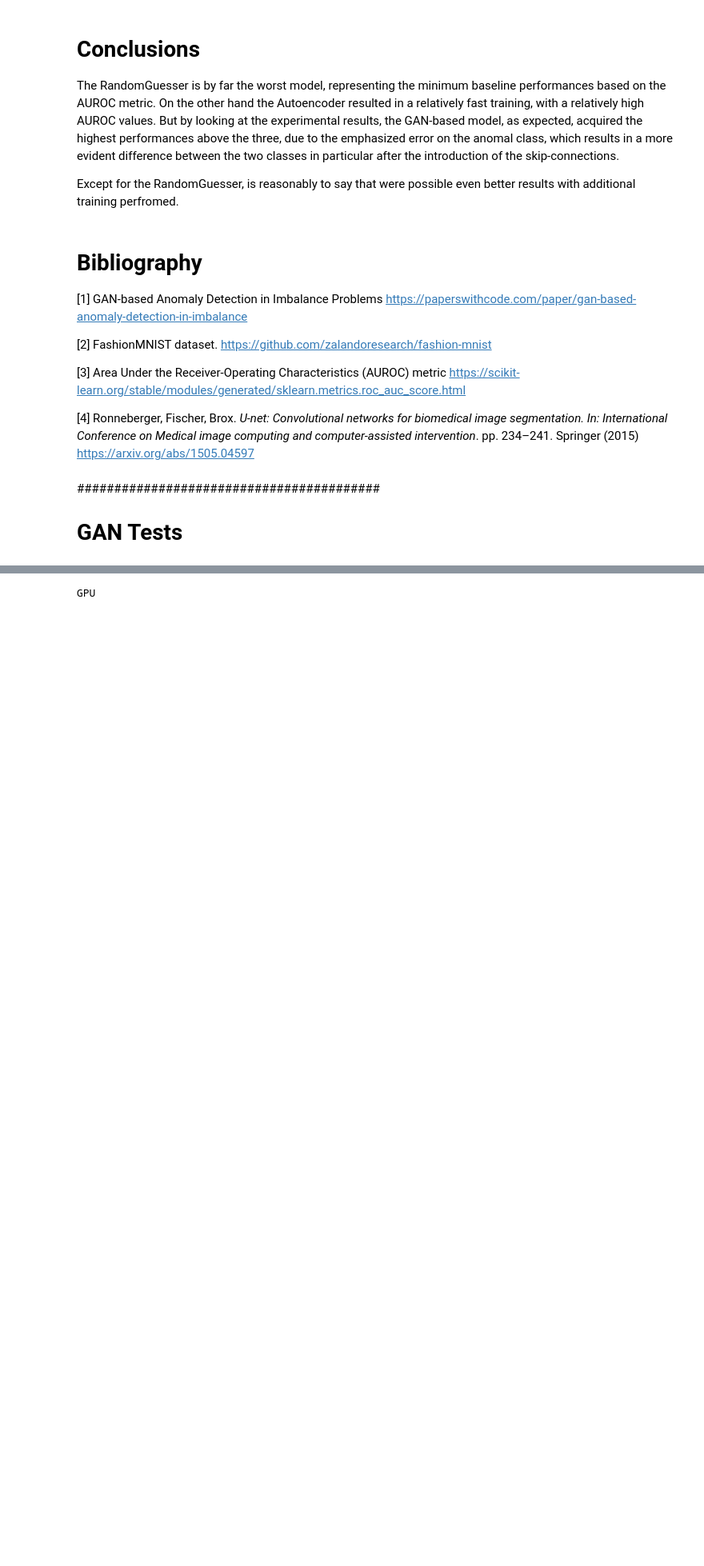
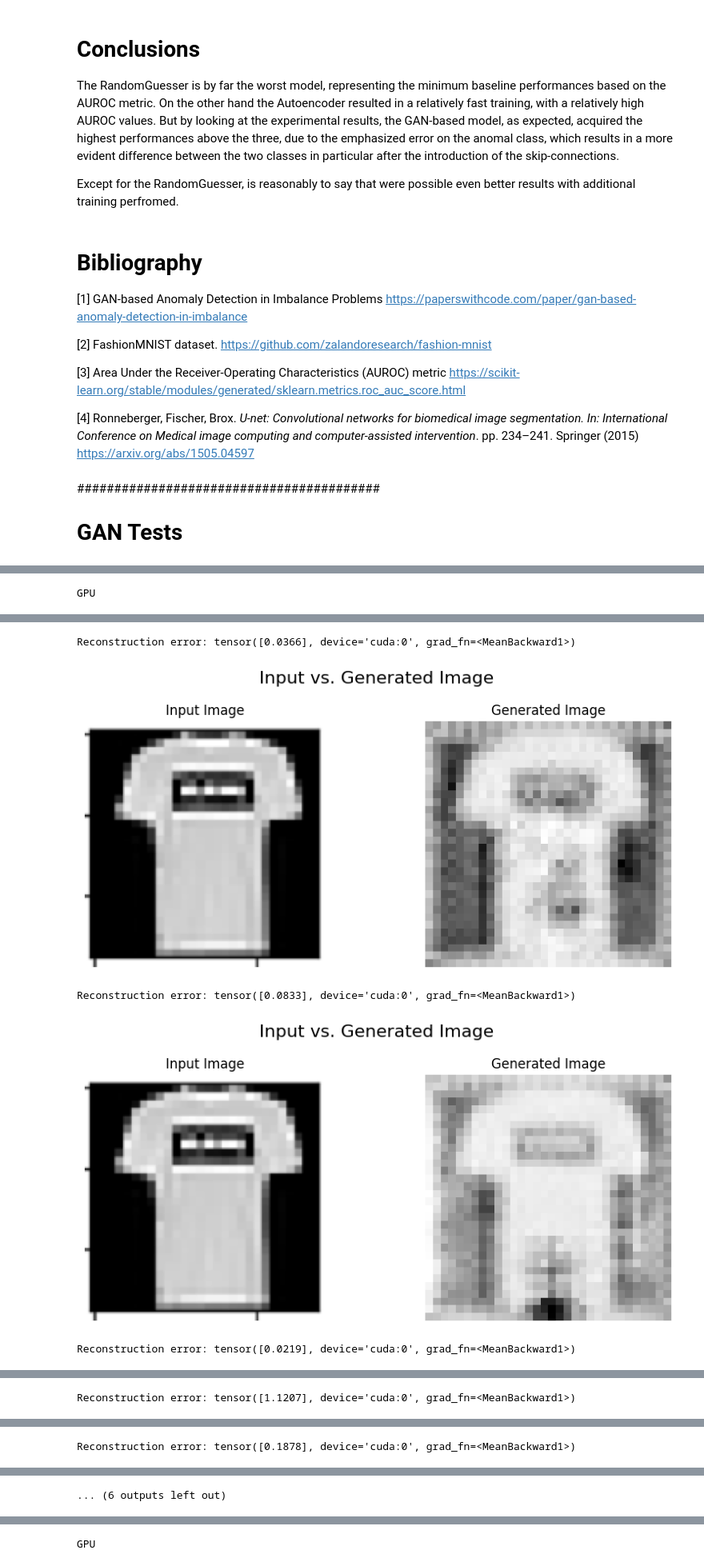
Before and after one commit to DavideEspositoPelella/Anomaly_Detection_GAN_Based, a Jupyter notebook: Deep_Learning_Project.ipynb, the cells around one changed output, grey strips where cells are left out. Shown at 80% size. Drawn from its saved outputs; the diff is of its cells as text; code cells hidden in the pictures; blank space fills up the shorter version.

```diff
--- a/Deep_Learning_Project.ipynb
+++ b/Deep_Learning_Project.ipynb
@@ -1479,0 +1513,69 @@ Reconstruction error: tensor([2.6413], grad_fn=<MeanBackward1>)
+# %%
+# Hyperparameters
+'''
+BATCH_SIZE = 1
+epochs = 15
+learning_rate = 0.0001
+subsampling = False
+subsamples = 2000
+accelerator_enabled = True
+display = False
+'''
+BATCH_SIZE = 1
+epochs = 6
+learning_rate = 0.0002
+subsampling = False
+subsamples = 1000
+accelerator_enabled = True
+display = False
+# Utilities
+checkpoint_path = './GAN/checkpoints'
+os.makedirs(checkpoint_path, exist_ok=True)
+
+checkpoint_callback = ModelCheckpoint(
+    dirpath=checkpoint_path,
+    filename="GAN_{epochs}_ckpt",
+    monitor='auc',
+    mode='min',
+    save_last=True,
+    save_top_k=-1,
+)
+
+
+# Initialize dataset
+data_module = AnomalyDetectionDataModule(batch_size=BATCH_SIZE,
+                                         subsampling=subsampling,
+                                         subsamples=subsamples,
+                                         model='GAN',
+                                         normal_class=0)
+
+
+# Initialize models and trainers
+if torch.cuda.is_available() and accelerator_enabled:
+  print("GPU")
+  model = GAN_SOTA(lr=learning_rate, display=display).to("cuda")
+  trainer = pl.Trainer(accelerator="cuda",
+                       max_epochs=epochs,
+                       callbacks=[TQDMProgressBar(),
+                                  checkpoint_callback]
+                       )
+else :
+  print("CPU")
+  model = GAN_SOTA(lr=learning_rate, display=display).to("cpu")
+  trainer = pl.Trainer(accelerator="cpu",
+                       max_epochs=epochs,
+                       callbacks=[TQDMProgressBar(),
+                                  checkpoint_callback]
+                       )
+
+
+# Train and save
+trainer.fit(model, data_module)
+trainer.save_checkpoint("/GAN/checkpoints/GAN.ckpt")
+torch.save(model.state_dict(), "./GAN/GAN_res2")
+
+# Testing
+test_results = trainer.test(model, data_module)
+print(test_results)
+# %% [output]
+GPU
@@ -1479,0 +1599,5 @@ Reconstruction error: tensor([2.6413], grad_fn=<MeanBackward1>)
+Reconstruction error: tensor([0.0366], device='cuda:0', grad_fn=<MeanBackward1>)
+[figure, added]
+Reconstruction error: tensor([0.0833], device='cuda:0', grad_fn=<MeanBackward1>)
+[figure, added]
+Reconstruction error: tensor([0.0219], device='cuda:0', grad_fn=<MeanBackward1>)
@@ -1479,0 +1605 @@ Reconstruction error: tensor([2.6413], grad_fn=<MeanBackward1>)
+Reconstruction error: tensor([1.1207], device='cuda:0', grad_fn=<MeanBackward1>)
@@ -1479,0 +1607 @@ Reconstruction error: tensor([2.6413], grad_fn=<MeanBackward1>)
+Reconstruction error: tensor([0.1878], device='cuda:0', grad_fn=<MeanBackward1>)
@@ -1479,0 +1609 @@ Reconstruction error: tensor([2.6413], grad_fn=<MeanBackward1>)
+... (6 outputs left out)
```
Also changed, not shown: parts of 12 cells of this notebook.
